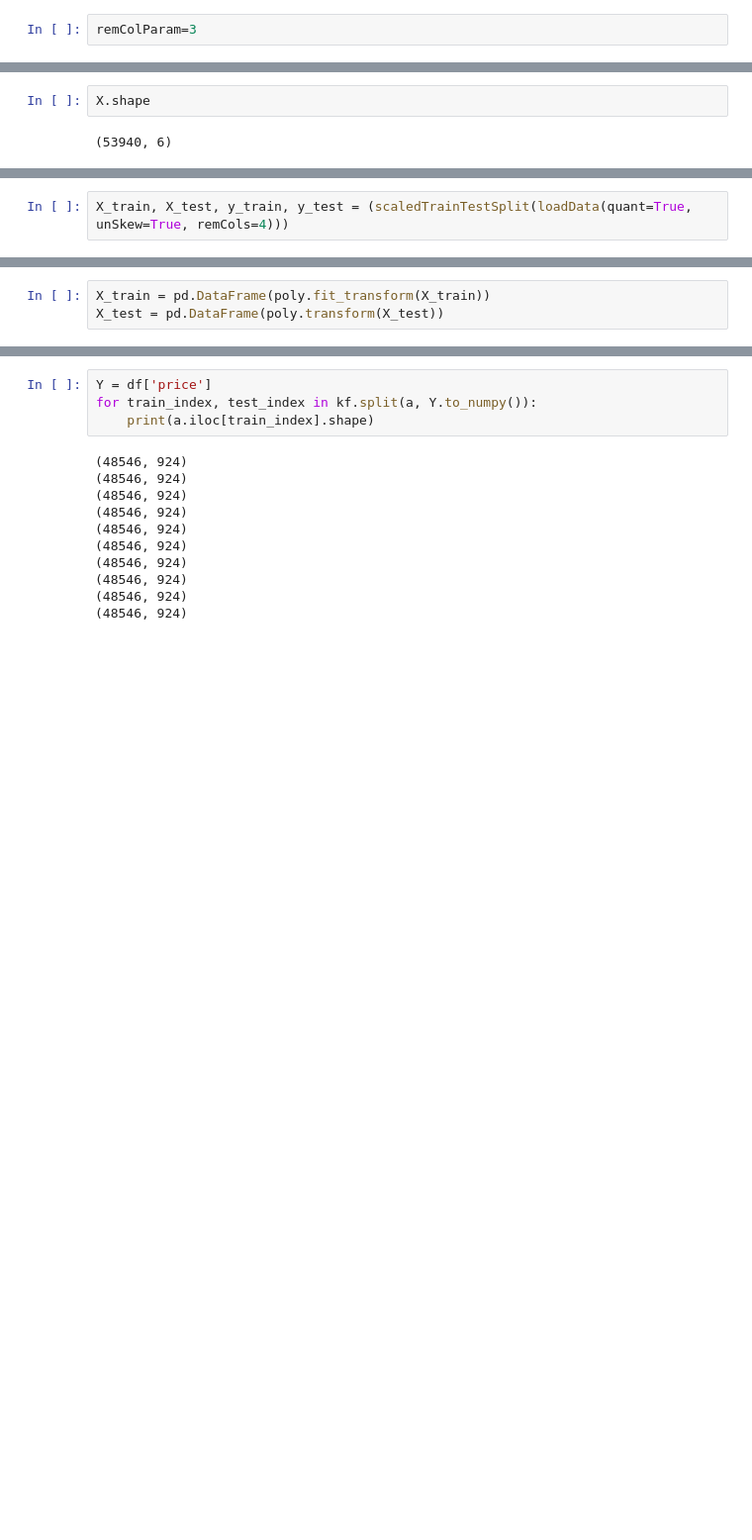
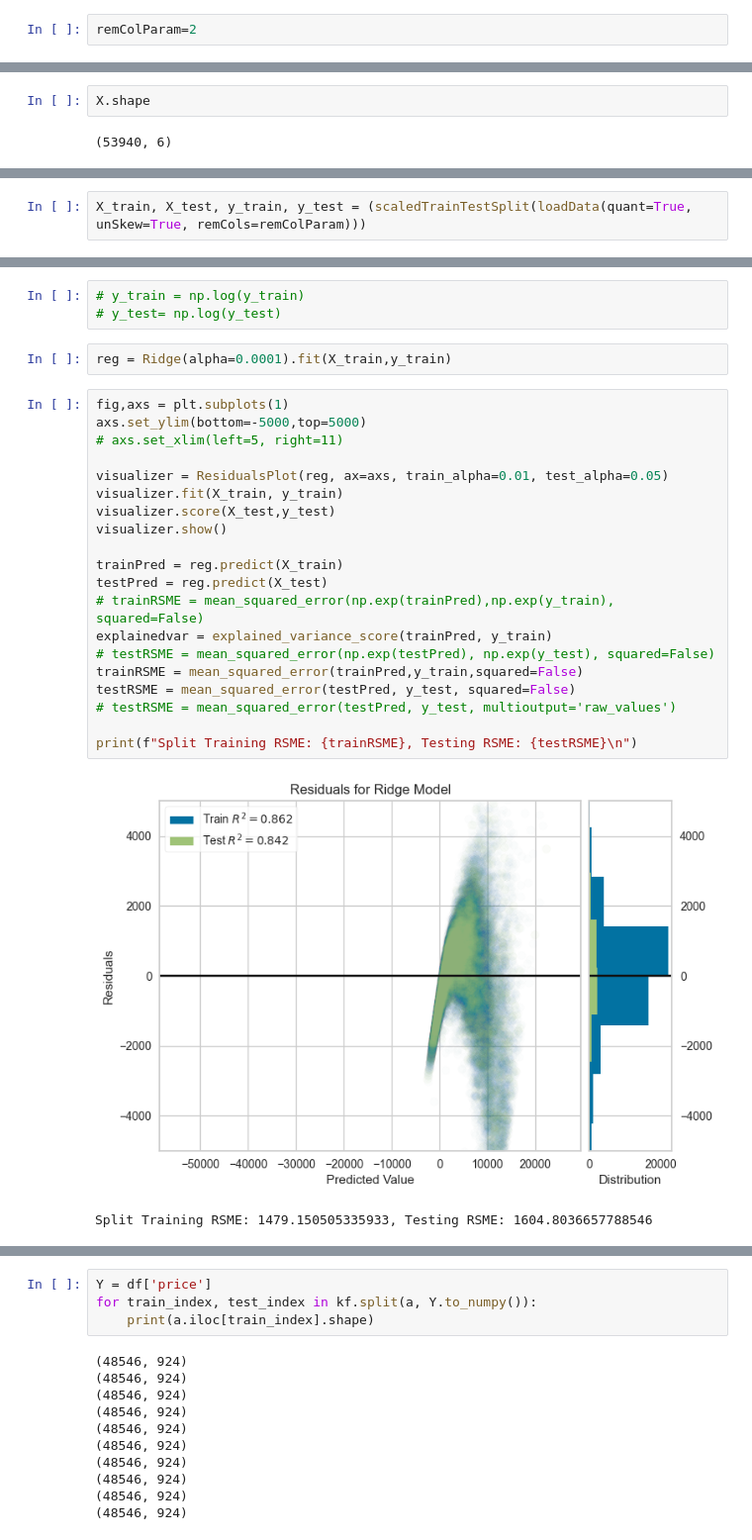
Before and after one commit to thewrigman/Diamond-characteristics-ece219, a Jupyter notebook: src/scratch.ipynb, the cells around one changed output, grey strips where cells are left out. Shown at 99% size. Saved outputs shown, nothing was run; the diff lists cells and outputs as text; blank space fills up the shorter version.

```diff
--- a/src/scratch.ipynb
+++ b/src/scratch.ipynb
@@ -33,5 +36,5 @@ from scipy.special import boxcox, inv_boxcox
 # %%
 from sklearn.preprocessing import PolynomialFeatures
 # %%
-remColParam=3
+remColParam=2
 # %%
@@ -51,2 +95,2 @@ a = pd.DataFrame(poly.fit_transform(X))
 # %%
-X_train, X_test, y_train, y_test = (scaledTrainTestSplit(loadData(quant=True, unSkew=True, remCols=4)))
+X_train, X_test, y_train, y_test = (scaledTrainTestSplit(loadData(quant=True, unSkew=True, remCols=remColParam)))
@@ -53,3 +106,0 @@ X_train, X_test, y_train, y_test = (scaledTrainTestSplit(loadData(quant=True, un
-# %%
-X_train = pd.DataFrame(poly.fit_transform(X_train))
-X_test = pd.DataFrame(poly.transform(X_test))
@@ -55,0 +114,28 @@ X_test = pd.DataFrame(poly.transform(X_test))
+# %%
+# y_train = np.log(y_train)
+# y_test= np.log(y_test)
+# %%
+reg = Ridge(alpha=0.0001).fit(X_train,y_train)
+# %%
+fig,axs = plt.subplots(1)
+axs.set_ylim(bottom=-5000,top=5000)
+# axs.set_xlim(left=5, right=11)
+
+visualizer = ResidualsPlot(reg, ax=axs, train_alpha=0.01, test_alpha=0.05)
+visualizer.fit(X_train, y_train)
+visualizer.score(X_test,y_test)
+visualizer.show()
+
+trainPred = reg.predict(X_train)
+testPred = reg.predict(X_test)
+# trainRSME = mean_squared_error(np.exp(trainPred),np.exp(y_train), squared=False)
+explainedvar = explained_variance_score(trainPred, y_train)
+# testRSME = mean_squared_error(np.exp(testPred), np.exp(y_test), squared=False)
+trainRSME = mean_squared_error(trainPred,y_train,squared=False)
+testRSME = mean_squared_error(testPred, y_test, squared=False)
+# testRSME = mean_squared_error(testPred, y_test, multioutput='raw_values')
+
+print(f"Split Training RSME: {trainRSME}, Testing RSME: {testRSME}\n")
+# %% [output]
+[figure, added]
+Split Training RSME: 1479.150505335933, Testing RSME: 1604.8036657788546
```
Also changed, not shown: parts of 20 cells of this notebook, 13 other files.
